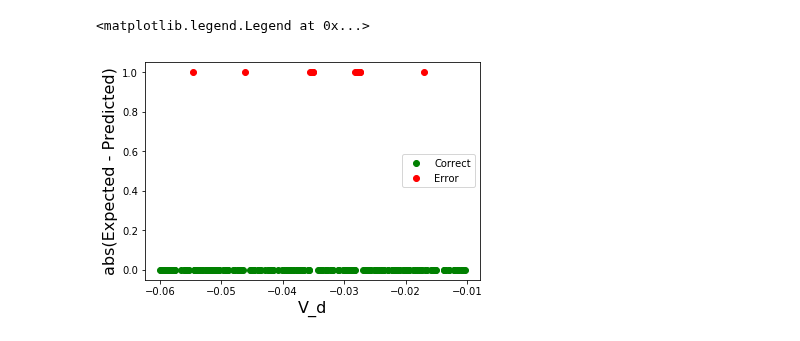
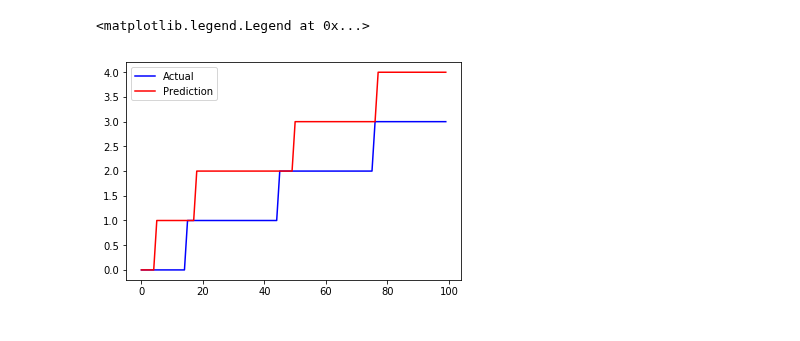
Before and after one commit to Quantumgame/quantum-ml, a Jupyter notebook: machine_learning/single_dot_learning.ipynb, the cells around one changed output. Cells and saved outputs as stored; diff of their text form; code cells hidden in the pictures.

```diff
--- a/machine_learning/single_dot_learning.ipynb
+++ b/machine_learning/single_dot_learning.ipynb
@@ -99,12 +75,8 @@ plt.ylabel('Charge state',fontsize=16)
-# %%
-diff = np.abs(output_model[0]-output_model[1])
-corr = [i for i, ele in enumerate(diff) if ele == 0]
-err = [i for i, ele in enumerate(diff) if ele > 0]
-plt.plot(x_test_data[corr,0],diff[corr],'go')
-plt.plot(x_test_data[err,0],diff[err],'ro')
-plt.xlabel('V_d',fontsize=16)
-plt.ylabel('abs(Expected - Predicted)',fontsize=16)
-plt.legend(['Correct','Error'])
-# %% [output]
-<matplotlib.legend.Legend at 0x...>
-[figure, removed]
+# %%
+i = 2
+plt.plot(y_test_data[i,:],'b')
+plt.plot(np.ceil(predictions[i][:]),'r')
+plt.legend(('Actual','Prediction'))
+# %% [output]
+<matplotlib.legend.Legend at 0x...>
+[figure, added]
```
Also changed, not shown: parts of 2 cells of this notebook, 4 other files.
